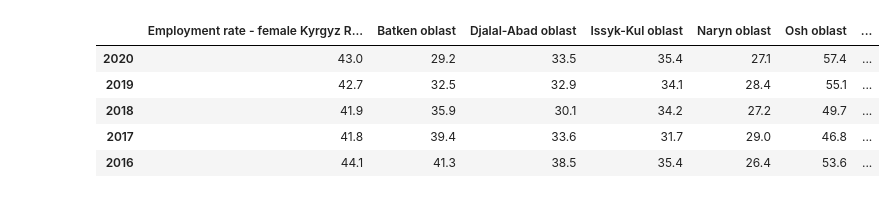
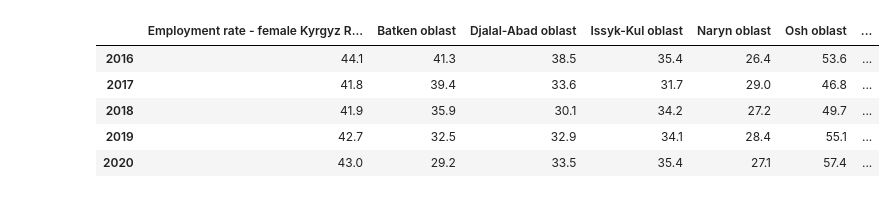
Before and after one commit to abdyraman/salaries_var_mvsw, a Jupyter notebook: json_ETL.ipynb, the cells around one changed output. Drawn from its saved outputs; the diff is of its cells as text; code cells hidden in the pictures.

```diff
--- a/json_ETL.ipynb
+++ b/json_ETL.ipynb
@@ -32,11 +37,13 @@ def create_dataframe_from_json(url):
 # %%
 url = "http://stat.kg/ru/opendata/category/4925/json"
 women_employment = create_dataframe_from_json(url)
-women_employment
+# Reverse the order of rows
+women_employment_reversed = women_employment.iloc[::-1]
+women_employment_reversed
 # %% [output]
 |  | Employment rate - female Kyrgyz R... | Batken oblast | Djalal-Abad oblast | Issyk-Kul oblast | Naryn oblast | Osh oblast | ... |
+| 2016 | 44.1 | 41.3 | 38.5 | 35.4 | 26.4 | 53.6 | ... |
+| 2017 | 41.8 | 39.4 | 33.6 | 31.7 | 29.0 | 46.8 | ... |
+| 2018 | 41.9 | 35.9 | 30.1 | 34.2 | 27.2 | 49.7 | ... |
+| 2019 | 42.7 | 32.5 | 32.9 | 34.1 | 28.4 | 55.1 | ... |
 | 2020 | 43.0 | 29.2 | 33.5 | 35.4 | 27.1 | 57.4 | ... |
-| 2019 | 42.7 | 32.5 | 32.9 | 34.1 | 28.4 | 55.1 | ... |
-| 2018 | 41.9 | 35.9 | 30.1 | 34.2 | 27.2 | 49.7 | ... |
-| 2017 | 41.8 | 39.4 | 33.6 | 31.7 | 29.0 | 46.8 | ... |
-| 2016 | 44.1 | 41.3 | 38.5 | 35.4 | 26.4 | 53.6 | ... |
```
Also changed, not shown: parts of 7 cells of this notebook, 4 other files.
